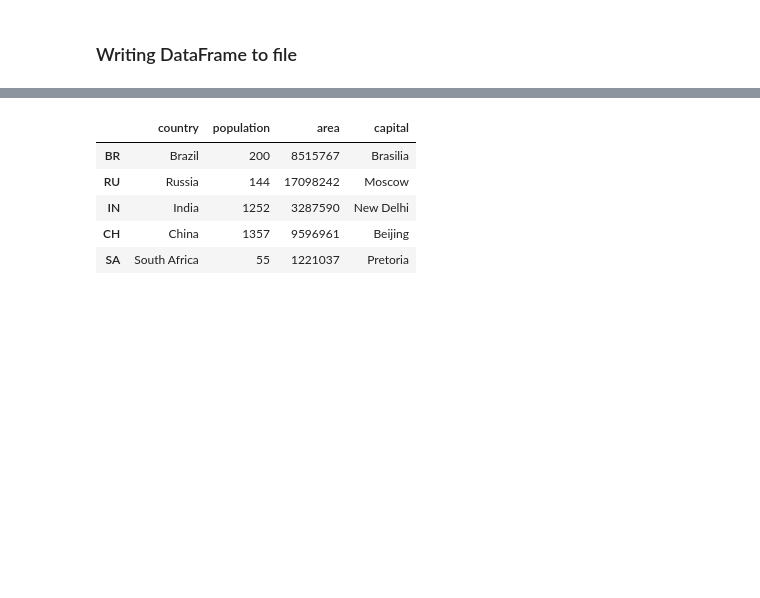
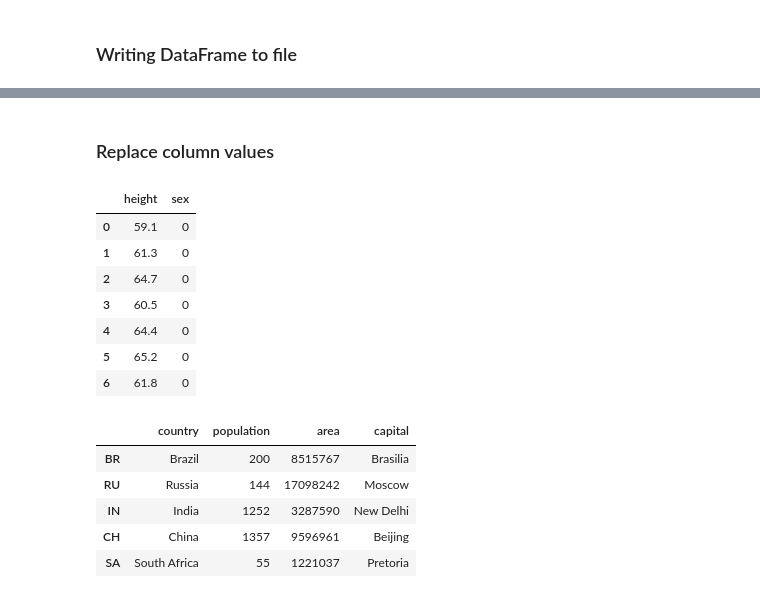
Before and after one commit to lukasz-f/data-camp, a Jupyter notebook: pandas/pandas_pd.ipynb, the cells around one changed output, grey strips where cells are left out. Drawn from its saved outputs; the diff is of its cells as text; code cells hidden in the pictures; blank space fills up the shorter version.

```diff
--- a/pandas/pandas_pd.ipynb
+++ b/pandas/pandas_pd.ipynb
@@ -127,3 +151,17 @@ silso.to_excel('datasets/silso.xlsx')
+# %% [markdown]
+### Replace column values
+# %%
+heights_sex_df.sex = heights_sex_df.sex.replace(['F', 'M'], [1, 0])
+heights_sex_df
+# %% [output]
+|  | height | sex |
+| 0 | 59.1 | 0 |
+| 1 | 61.3 | 0 |
+| 2 | 64.7 | 0 |
+| 3 | 60.5 | 0 |
+| 4 | 64.4 | 0 |
+| 5 | 65.2 | 0 |
+| 6 | 61.8 | 0 |
 # %%
 brics.head()
 # %% [output]
```
Also changed, not shown: parts of 11 cells of this notebook.
